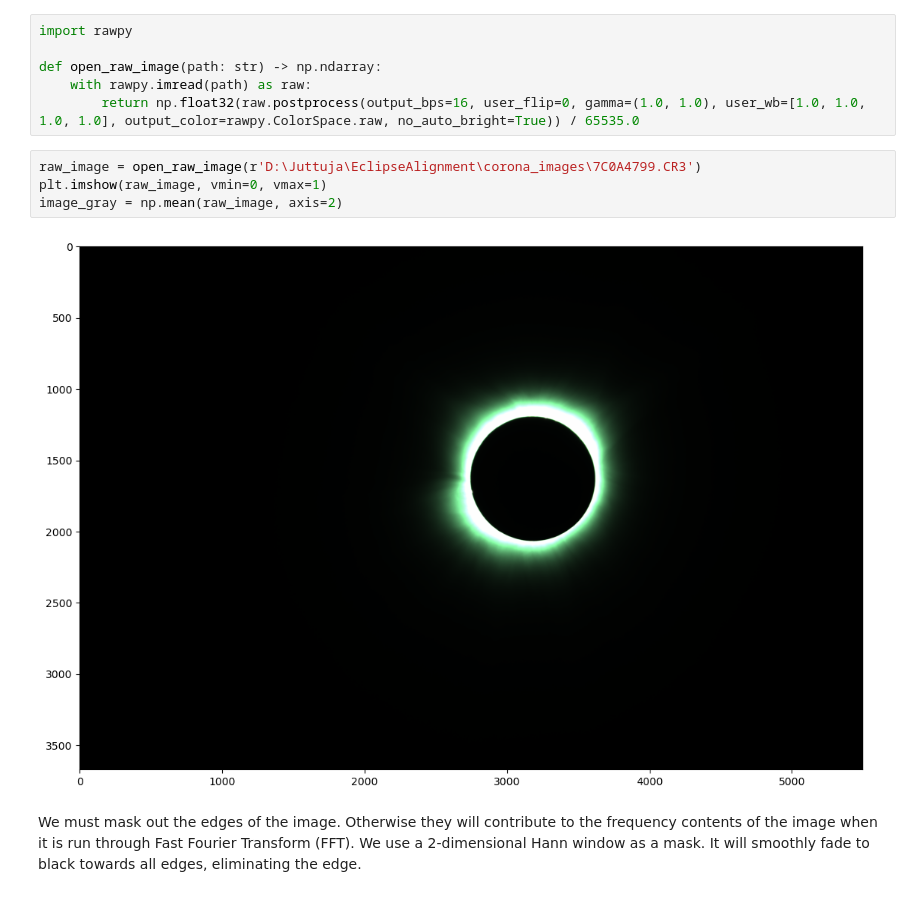
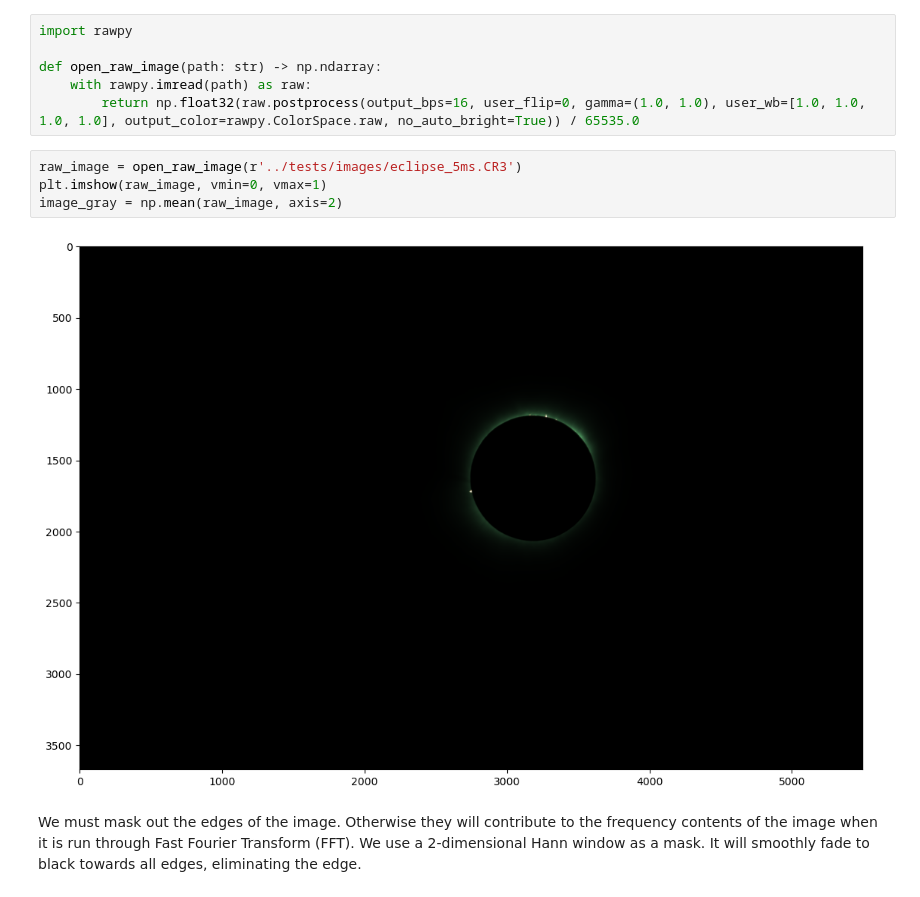
Before and after one commit to naavis/eclipsetools, a Jupyter notebook: notebooks/image-filtering-and-masking.ipynb, the cells around one changed output. Drawn from its saved outputs; the diff is of its cells as text.

Commit message:
Use image in repo in notebook
The notebook was previously referencing a photo outside of the
repository.

```diff
--- a/notebooks/image-filtering-and-masking.ipynb
+++ b/notebooks/image-filtering-and-masking.ipynb
@@ -13,11 +13,11 @@ def open_raw_image(path: str) -> np.ndarray:
     with rawpy.imread(path) as raw:
         return np.float32(raw.postprocess(output_bps=16, user_flip=0, gamma=(1.0, 1.0), user_wb=[1.0, 1.0, 1.0, 1.0], output_color=rawpy.ColorSpace.raw, no_auto_bright=True)) / 65535.0
 # %%
-raw_image = open_raw_image(r'D:\Juttuja\EclipseAlignment\corona_images\7C0A4799.CR3')
+raw_image = open_raw_image(r'../tests/images/eclipse_5ms.CR3')
 plt.imshow(raw_image, vmin=0, vmax=1)
 image_gray = np.mean(raw_image, axis=2)
 # %% [output]
-[figure, old version]
+[figure, new version]
 # %% [markdown]
 We must mask out the edges of the image. Otherwise they will contribute to the frequency contents of the image when it is run through Fast Fourier Transform (FFT). We use a 2-dimensional Hann window as a mask. It will smoothly fade to black towards all edges, eliminating the edge.
 # %%
```
Also changed, not shown: parts of 1 cell of this notebook.
